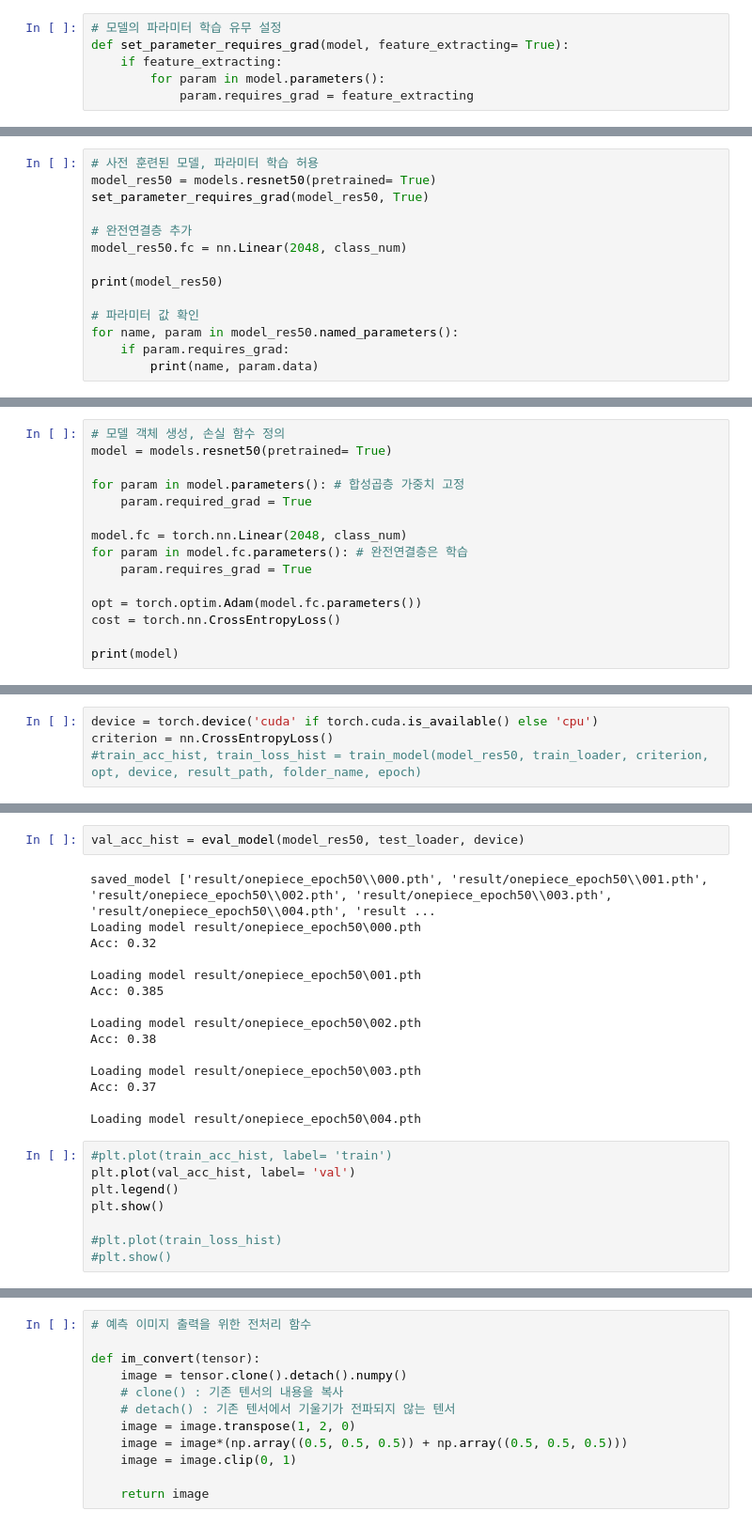
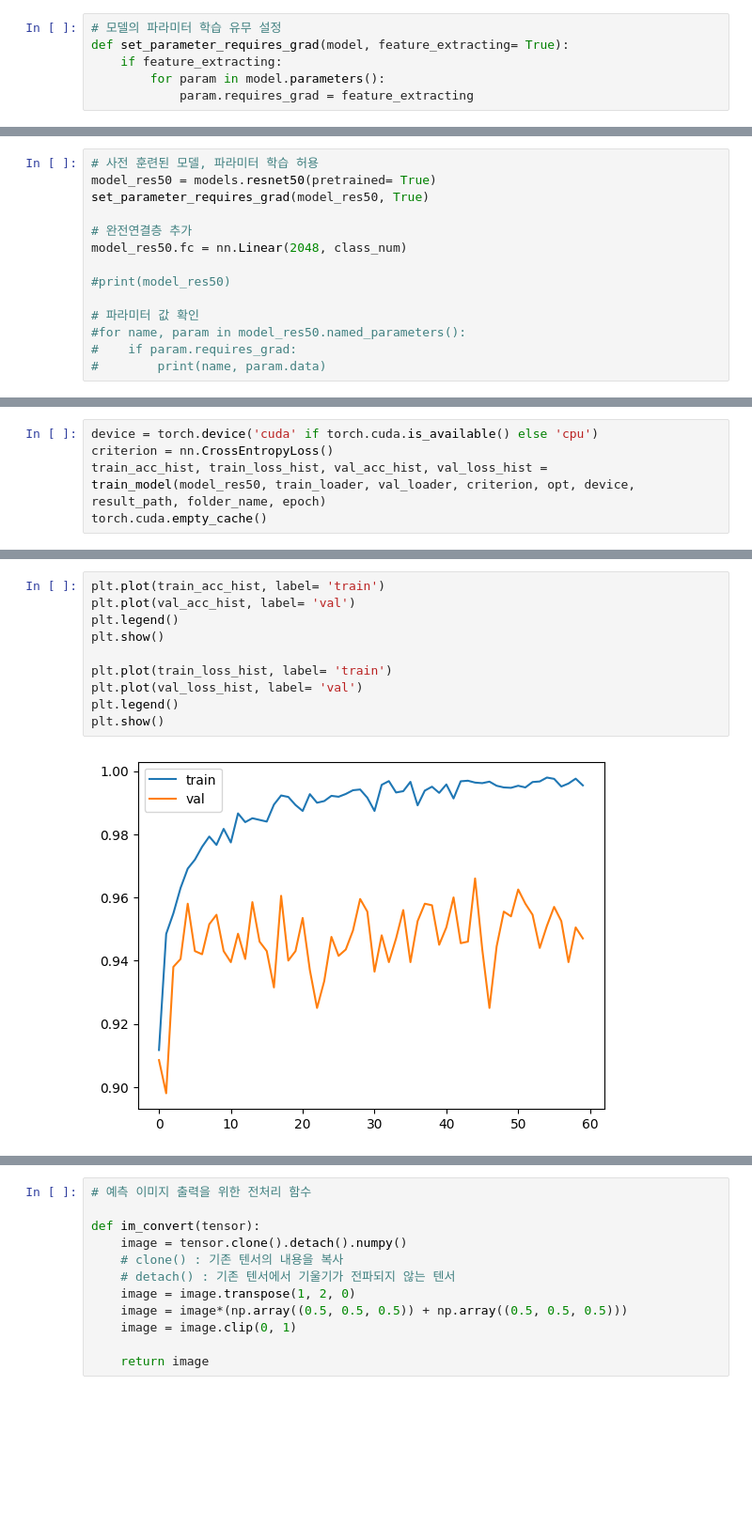
Before and after one commit to Playdata-G-DA35/DA35-final-team2-Item_Classification_RPA, a Jupyter notebook: Img_similarity_model/train_resnet.ipynb, the cells around one changed output, grey strips where cells are left out. Shown at 94% size. Cells and saved outputs as stored; diff of their text form; blank space fills up the shorter version.

```diff
--- a/Img_similarity_model/train_resnet.ipynb
+++ b/Img_similarity_model/train_resnet.ipynb
@@ -110,9 +192,9 @@ set_parameter_requires_grad(model_res50, True)
 # 완전연결층 추가
 model_res50.fc = nn.Linear(2048, class_num)
 
-print(model_res50)
+#print(model_res50)
 
 # 파라미터 값 확인
-for name, param in model_res50.named_parameters():
-    if param.requires_grad:
-        print(name, param.data)
+#for name, param in model_res50.named_parameters():
+#    if param.requires_grad:
+#        print(name, param.data)
@@ -149,15 +200,0 @@ print(trainable_parameters)
-# %%
-# 모델 객체 생성, 손실 함수 정의
-model = models.resnet50(pretrained= True)
-
-for param in model.parameters(): # 합성곱층 가중치 고정
-    param.required_grad = True
-
-model.fc = torch.nn.Linear(2048, class_num)
-for param in model.fc.parameters(): # 완전연결층은 학습
-    param.requires_grad = True
-
-opt = torch.optim.Adam(model.fc.parameters())
-cost = torch.nn.CrossEntropyLoss()
-
-print(model)
@@ -223,4 +212,5 @@ opt = optim.Adam(params_to_update)
 # %%
 device = torch.device('cuda' if torch.cuda.is_available() else 'cpu')
 criterion = nn.CrossEntropyLoss()
-#train_acc_hist, train_loss_hist = train_model(model_res50, train_loader, criterion, opt, device, result_path, folder_name, epoch)
+train_acc_hist, train_loss_hist, val_acc_hist, val_loss_hist = train_model(model_res50, train_loader, val_loader, criterion, opt, device, result_path, folder_name, epoch)
+torch.cuda.empty_cache()
@@ -310,26 +307,13 @@ cpu
 <All keys matched successfully>
-# %%
-val_acc_hist = eval_model(model_res50, test_loader, device)
-# %% [output]
-saved_model ['result/onepiece_epoch50\\000.pth', 'result/onepiece_epoch50\\001.pth', 'result/onepiece_epoch50\\002.pth', 'result/onepiece_epoch50\\003.pth', 'result/onepiece_epoch50\\004.pth', 'result ...
-Loading model result/onepiece_epoch50\000.pth
-Acc: 0.32
-
-Loading model result/onepiece_epoch50\001.pth
-Acc: 0.385
-
-Loading model result/onepiece_epoch50\002.pth
-Acc: 0.38
-
-Loading model result/onepiece_epoch50\003.pth
-Acc: 0.37
-
-Loading model result/onepiece_epoch50\004.pth
 # %%
-#plt.plot(train_acc_hist, label= 'train')
+plt.plot(train_acc_hist, label= 'train')
 plt.plot(val_acc_hist, label= 'val')
 plt.legend()
 plt.show()
 
-#plt.plot(train_loss_hist)
-#plt.show()
+plt.plot(train_loss_hist, label= 'train')
+plt.plot(val_loss_hist, label= 'val')
+plt.legend()
+plt.show()
+# %% [output]
+[figure, added]
```
Also changed, not shown: parts of 15 cells of this notebook.
